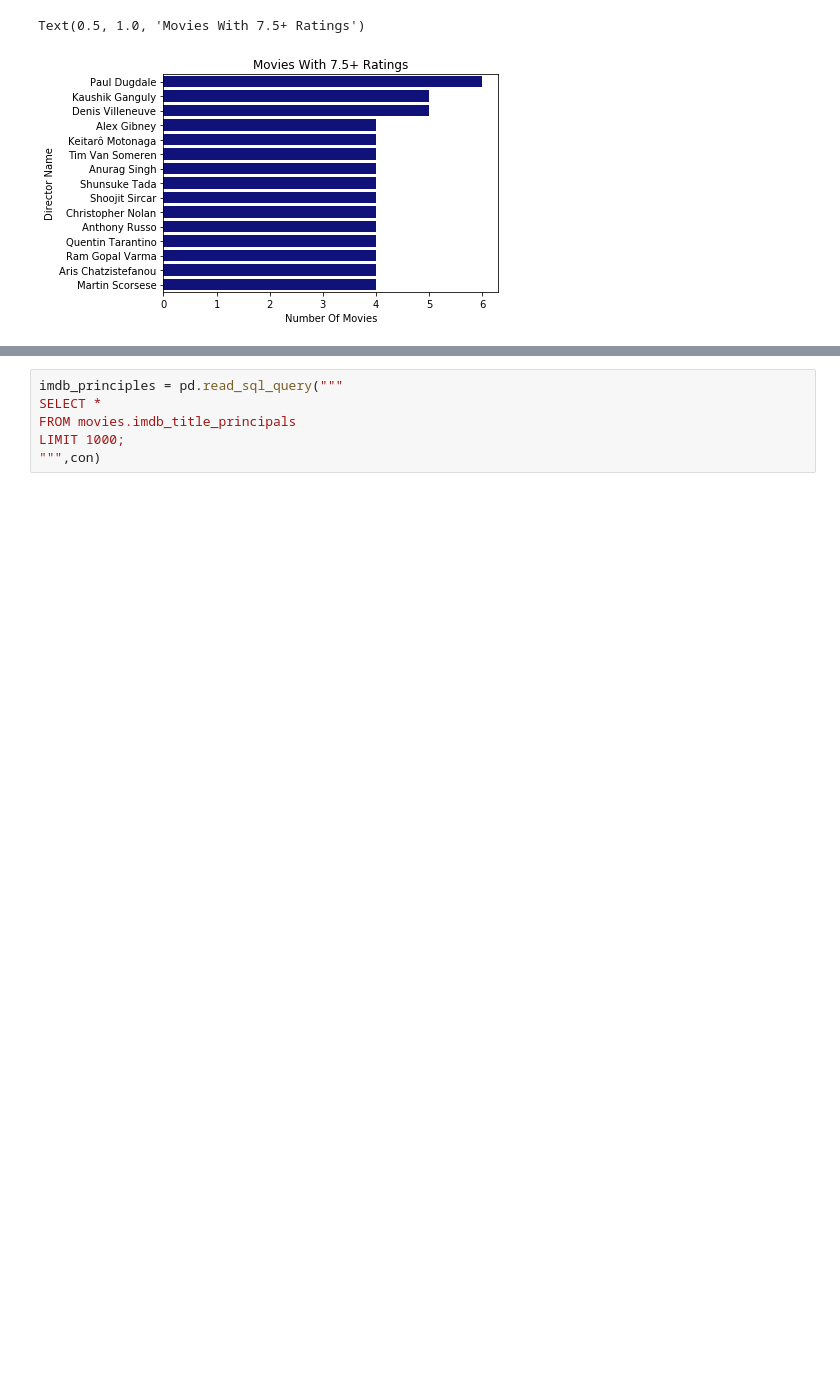
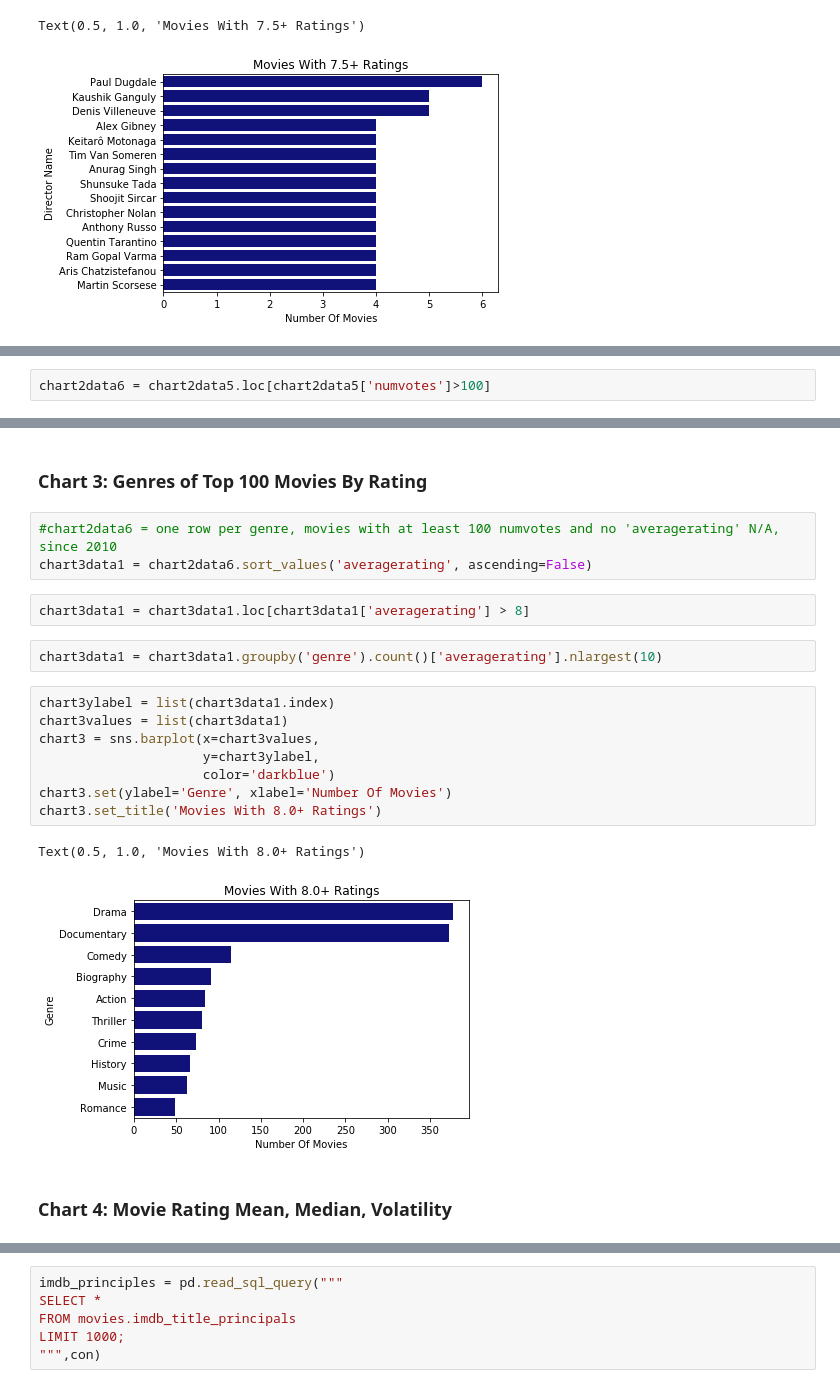
Before and after one commit to pvtsai/CXPT, a Jupyter notebook: imdb_directors_ratings_Cong.ipynb, the cells around one changed output, grey strips where cells are left out. Saved outputs shown, nothing was run; the diff lists cells and outputs as text; blank space fills up the shorter version.

Commit message:
Movie Project 21-Jun MOD Commit

```diff
--- a/imdb_directors_ratings_Cong.ipynb
+++ b/imdb_directors_ratings_Cong.ipynb
@@ -161,0 +208,2 @@ Text(0.5, 1.0, 'Movies With 7.5+ Ratings')
+# %%
+chart2data6 = chart2data5.loc[chart2data5['numvotes']>100]
@@ -161,0 +256,22 @@ Text(0.5, 1.0, 'Movies With 7.5+ Ratings')
+# %% [markdown]
+### Chart 3: Genres of Top 100 Movies By Rating
+# %%
+#chart2data6 = one row per genre, movies with at least 100 numvotes and no 'averagerating' N/A, since 2010
+chart3data1 = chart2data6.sort_values('averagerating', ascending=False)
+# %%
+chart3data1 = chart3data1.loc[chart3data1['averagerating'] > 8]
+# %%
+chart3data1 = chart3data1.groupby('genre').count()['averagerating'].nlargest(10)
+# %%
+chart3ylabel = list(chart3data1.index)
+chart3values = list(chart3data1)
+chart3 = sns.barplot(x=chart3values,
+                     y=chart3ylabel,
+                     color='darkblue')
+chart3.set(ylabel='Genre', xlabel='Number Of Movies')
+chart3.set_title('Movies With 8.0+ Ratings')
+# %% [output]
+Text(0.5, 1.0, 'Movies With 8.0+ Ratings')
+[figure, added]
+# %% [markdown]
+### Chart 4: Movie Rating Mean, Median, Volatility
```
Also changed, not shown: parts of 50 cells of this notebook.
